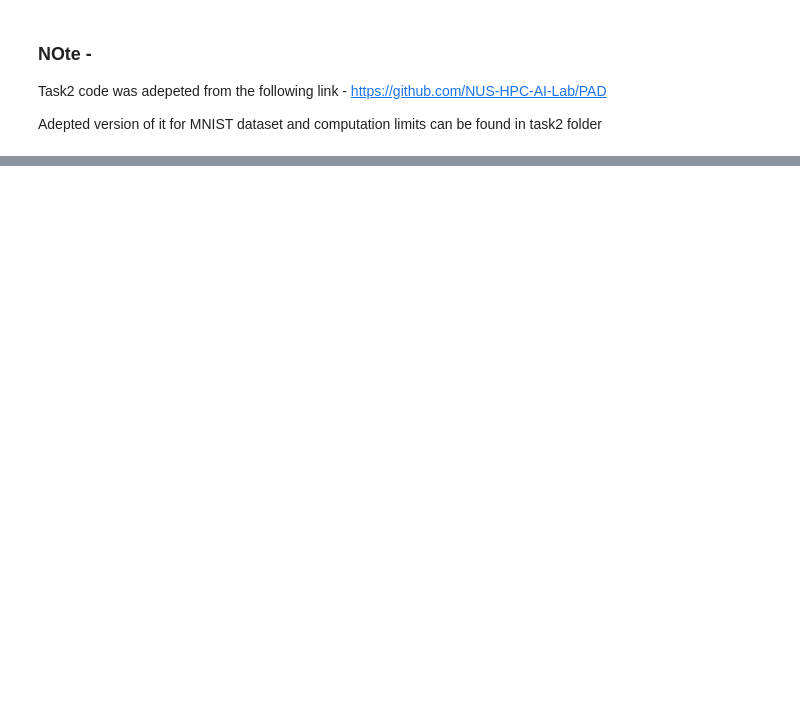
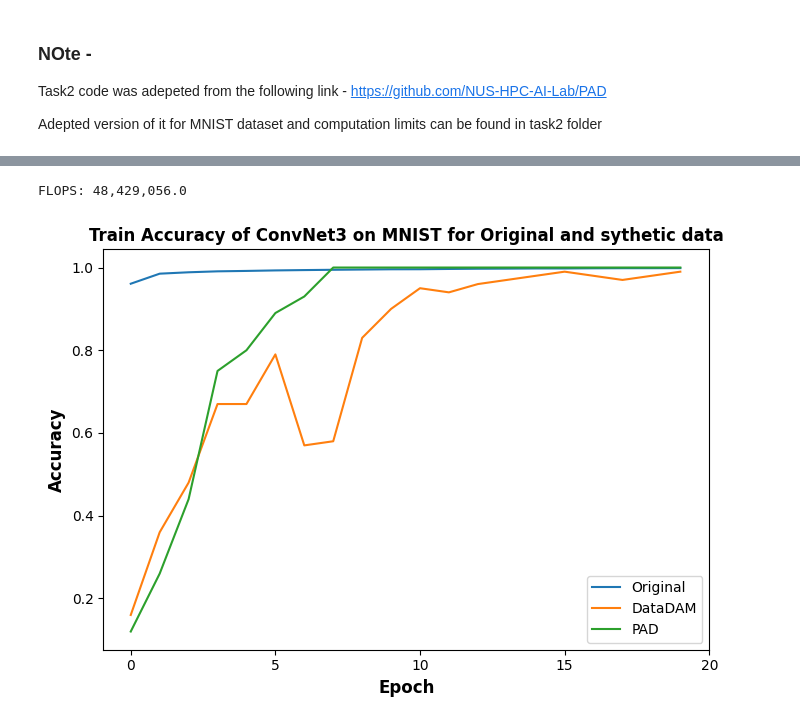
Before and after one commit to Swapnil949/ECE1512_2024F_ProjectRepo_SwapnilPatel, a Jupyter notebook: project_A/src/task2.ipynb, the cells around one changed output, grey strips where cells are left out. Drawn from its saved outputs; the diff is of its cells as text; code cells hidden in the pictures; blank space fills up the shorter version.

```diff
--- a/project_A/src/task2.ipynb
+++ b/project_A/src/task2.ipynb
@@ -59,0 +245,74 @@ plt.tight_layout()
+# %%
+
+
+syn_dataset, channel, num_classes, im_size, dataloader = get_syn_dataset(syn_images, syn_labels)
+ConvNet3Syn = get_network('ConvNetD3', channel, num_classes, im_size)
+n_epochs = 20
+lr = 0.01
+criterion = nn.CrossEntropyLoss().to(device)
+optimizer = torch.optim.SGD(ConvNet3Syn.parameters(), lr=lr)
+train_acc, test_acc = [], []
+trainLoader = dataloader
+testLoader = test_MNIST_dataloader
+
+progress_bar = tqdm(
+    total=n_epochs*len(trainLoader) + n_epochs*len(testLoader),
+    bar_format='{l_bar}{bar}| {n_fmt}/{total_fmt} [{elapsed}<{remaining}, {rate_fmt}]',
+    unit = 'step',
+)
+start_time = time.time()
+for ep in range (n_epochs):
+    train_loss_avg, train_acc_avg = epoch_S(
+        'train',
+        trainLoader,
+        ConvNet3Syn,
+        optimizer,
+        criterion,
+        device,
+        progress_bar,
+        start_time,
+    )
+
+    test_loss_avg, test_acc_avg = epoch_S(
+        'test',
+        testLoader,
+        ConvNet3Syn,
+        optimizer,
+        criterion,
+        device,
+        progress_bar,
+        start_time,
+    )
+    train_acc.append(train_acc_avg)
+    test_acc.append(test_acc_avg)
+
+pad_train_acc = train_acc
+pad_test_acc = test_acc
+
+flops, _ = get_flops(ConvNet3Syn, testLoader, device)
+print("FLOPS: {:,}".format(flops))
+
+## Runtime      32.27 s
+## FLOPS        48,429,056
+# %% [output]
+FLOPS: 48,429,056.0
+# %%
+plt.figure(figsize=(7, 5))  # Set figure size
+
+# compare ConvNet3, ConvNet3Syn, and PAD  test accuracy
+plt.plot(ConvNet3_train_acc, label="Original")
+plt.plot(ConvNet3Syn_train_acc, label="DataDAM")
+plt.plot(pad_train_acc, label="PAD")
+plt.grid(False)
+plt.xticks(np.arange(0, n_epochs+1, 5))
+
+plt.xlabel("Epoch", fontsize=12, fontweight='bold')
+plt.ylabel("Accuracy", fontsize=12, fontweight='bold')
+plt.title("Train Accuracy of ConvNet3 on MNIST for Original and sythetic data", fontsize=12, fontweight='bold')
+plt.legend(loc='best', fontsize=10)
+
+plt.tight_layout()
+plt.savefig(figures_dir + "train_acc_task2.png", dpi=300)
+plt.show()
+# %% [output]
+[figure, added]
```
Also changed, not shown: parts of 12 cells of this notebook, 7 other files.
